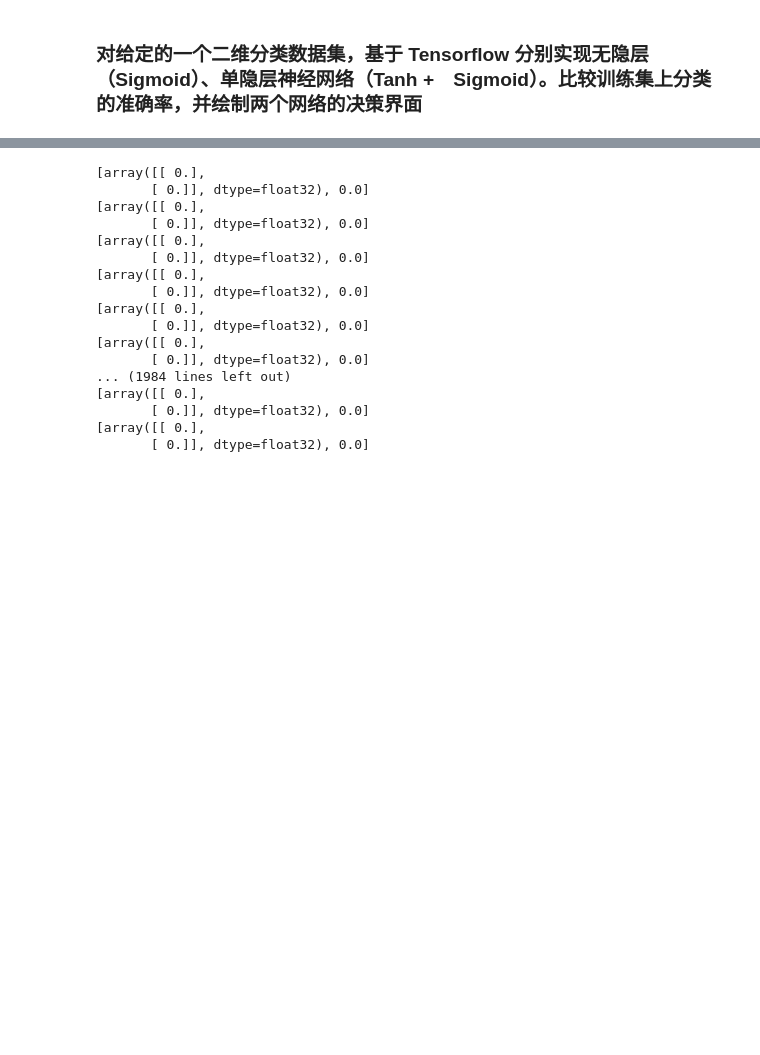
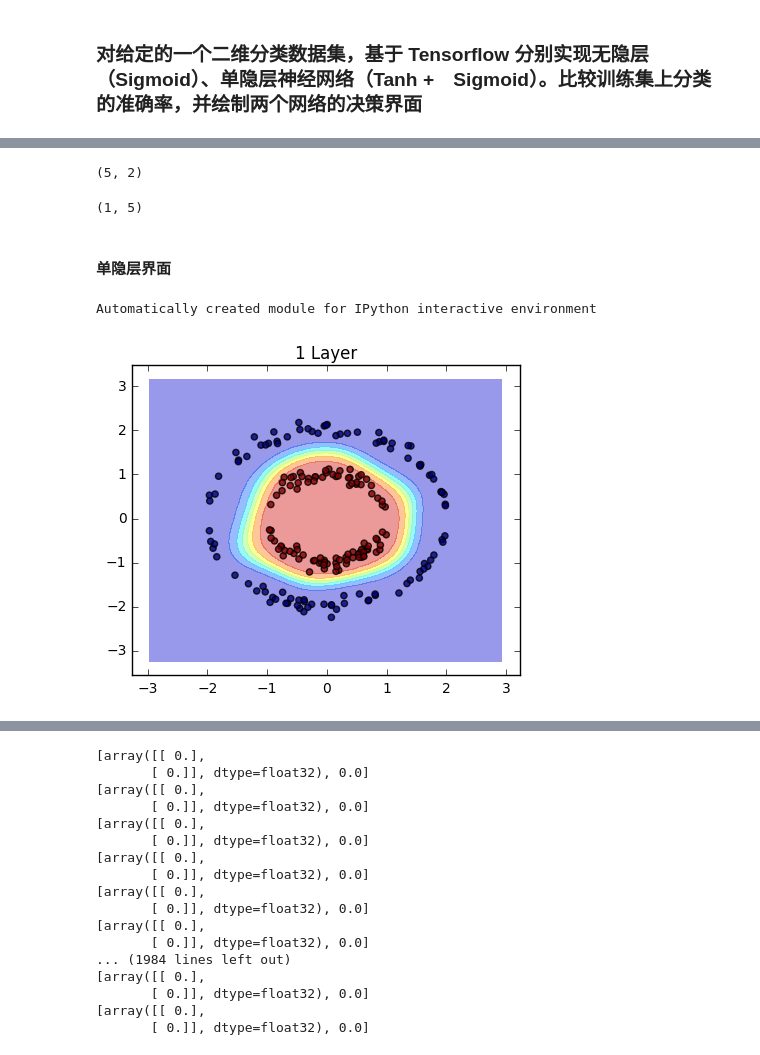
Before and after one commit to hscspring/DeepLearning, a Jupyter notebook: OMOOC.DeepLearning/w3_Tensorflow-NN/w3_Tensorflow-NN_task.ipynb, the cells around one changed output, grey strips where cells are left out. Saved outputs shown, nothing was run; the diff lists cells and outputs as text; code cells hidden in the pictures; blank space fills up the shorter version.

```diff
--- a/OMOOC.DeepLearning/w3_Tensorflow-NN/w3_Tensorflow-NN_task.ipynb
+++ b/OMOOC.DeepLearning/w3_Tensorflow-NN/w3_Tensorflow-NN_task.ipynb
@@ -160,0 +473,16 @@ with tf.Session() as sess:
+# %%
+train_step = tf.train.GradientDescentOptimizer(0.3).minimize(cost)
+costs = []
+with tf.Session() as sess:
+    sess.run(tf.global_variables_initializer())
+    for i in range(1000):
+        # type 可以不指定形式，数据初始读入的时候已经指定
+        feed_dict = {x_placeholder:xtrain.astype(float), y_placeholder:ytrain.astype(float)}
+        sess.run(train_step, feed_dict=feed_dict)
+        cost_value = sess.run(cost, feed_dict=feed_dict)
+        costs.append(cost_value)
+        if i % 200 == 0:
+            preds = sess.run(final_output, feed_dict=feed_dict)
+            print(accuracy(preds, ytrain))
+    W1L1, b1L1 = (sess.run([W1, b1]))
+    W1L2, b1L2 = (sess.run([W2, b2]))
@@ -160,0 +495,64 @@ with tf.Session() as sess:
+# %%
+W1L1.shape
+# %% [output]
+(5, 2)
+# %%
+W1L2.shape
+# %% [output]
+(1, 5)
+# %% [markdown]
+#### 单隐层界面
+# %%
+print(__doc__)
+
+from itertools import product
+
+import numpy as np
+import matplotlib.pyplot as plt
+
+from sklearn import datasets
+from sklearn.tree import DecisionTreeClassifier
+from sklearn.neighbors import KNeighborsClassifier
+from sklearn.svm import SVC
+from sklearn.ensemble import VotingClassifier
+
+# Loading some example data
+#iris = datasets.load_iris()
+#X = iris.data[:, [0, 2]]
+#y = iris.target
+# X.shape = 150, 2
+X = xtrain.T
+# y.shape = 150,
+y = ytrain
+
+# Training classifiers
+#clf1 = DecisionTreeClassifier(max_depth=4)
+#clf1.fit(X, y)
+
+def sigmoid(x):
+    return 1/(1+np.e ** (-x))
+
+# Plotting decision regions
+x_min, x_max = X[:, 0].min() - 1, X[:, 0].max() + 1
+y_min, y_max = X[:, 1].min() - 1, X[:, 1].max() + 1
+xx, yy = np.meshgrid(np.arange(x_min, x_max, 0.1),
+                     np.arange(y_min, y_max, 0.1))
+
+f, axarr = plt.subplots(1, 1, sharex='col', sharey='row', figsize=(5,4))
+
+
+temp = np.c_[xx.ravel(), yy.ravel()].T
+M1L = np.tanh(W1L1.dot(temp) + b1L1)
+M2L = sigmoid(W1L2.dot(M1L) + b1L2)
+
+
+Z = M2L.reshape(xx.shape)
+
+axarr.contourf(xx, yy, Z, alpha=0.4)
+axarr.scatter(X[:, 0], X[:, 1], c=y, alpha=0.8)
+axarr.set_title("1 Layer")
+
+plt.show()
+# %% [output]
+Automatically created module for IPython interactive environment
+[figure, added]
```
Also changed, not shown: parts of 76 cells of this notebook, 5 other files.
